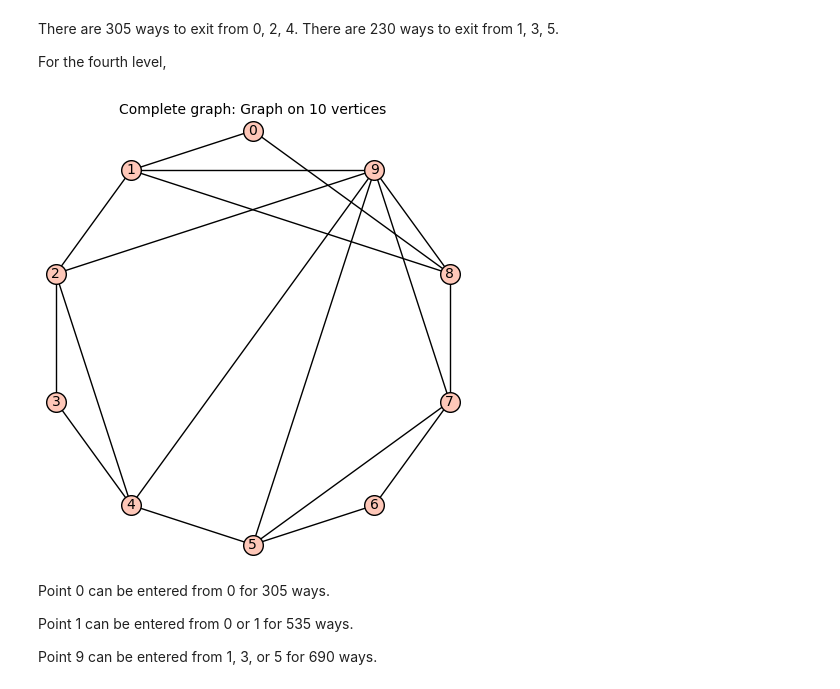
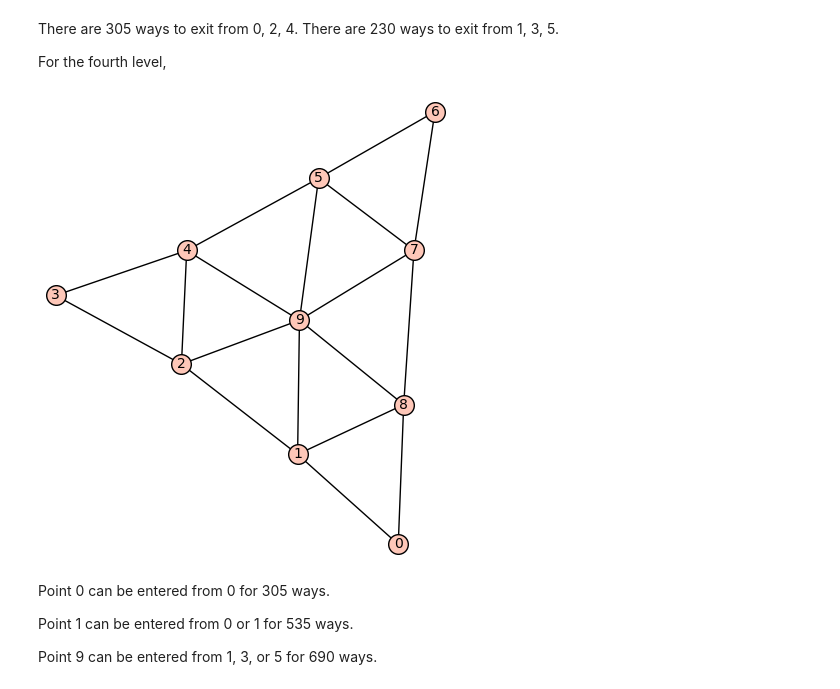
Before and after one commit to qpliu/sunday-puzzle, a Jupyter notebook: riddler/2025/20250516.ipynb, the cells around one changed output. Cells and saved outputs as stored; diff of their text form; code cells hidden in the pictures.

```diff
--- a/riddler/2025/20250516.ipynb
+++ b/riddler/2025/20250516.ipynb
@@ -78,16 +78,16 @@ For the fourth level,
 # %%
 g = graphs.CompleteGraph(10)
 g.delete_edges([(0,2),(0,3),(0,4),(0,5),(0,6),(0,7),(0,9),
                 (3,1),(3,5),(3,6),(3,7),(3,8),(3,9),
                 (6,1),(6,2),(6,4),(6,8),(6,9),
                 (1,4),(1,5),(1,7),
                 (2,5),(2,7),(2,8),
                 (4,7),(4,8),
                 (5,8)
          ])
-g
+g.plot(layout='spring')
 # %% [output]
-[figure, old version]
+[figure, new version]
 # %% [markdown]
 Point 0 can be entered from 0 for 305 ways.
 
```
Also changed, not shown: parts of 2 cells of this notebook.
